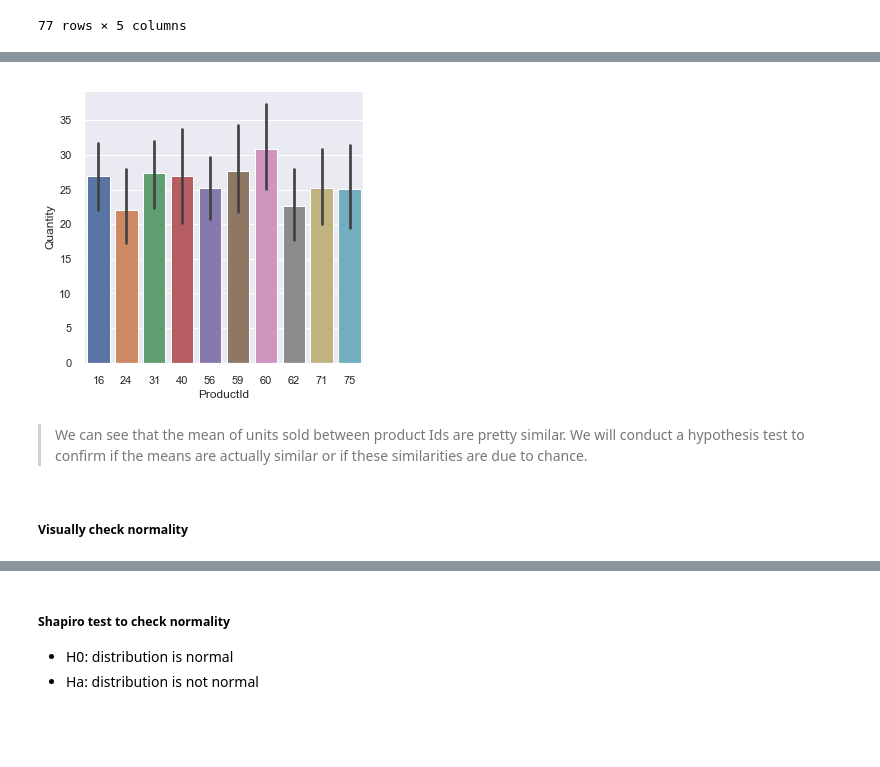
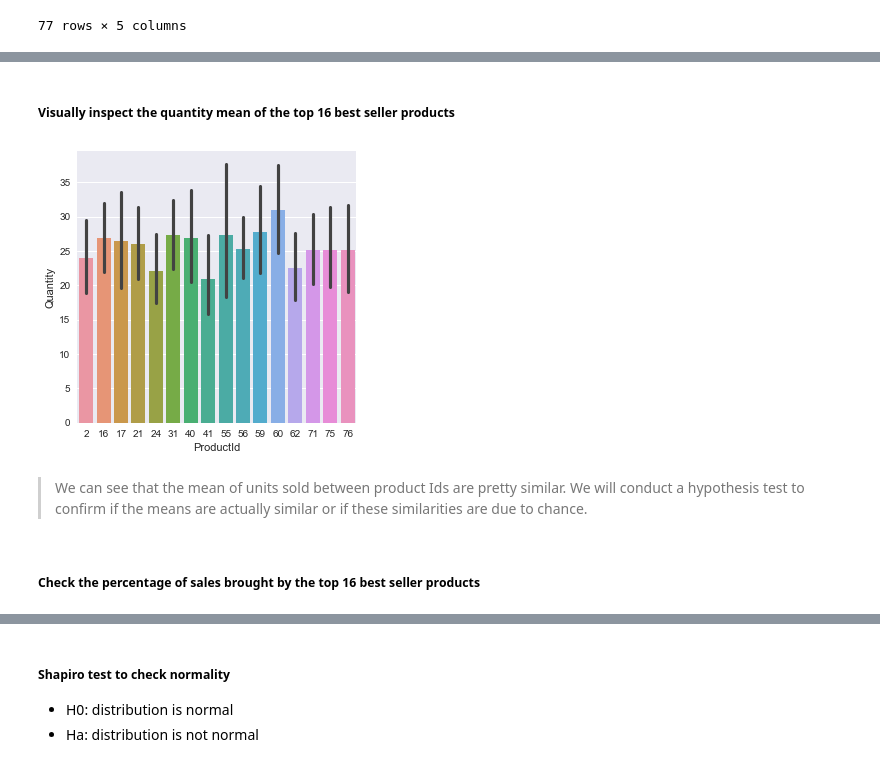
Before and after one commit to Francismorales/dsc-mod-3-project-online-ds-pt-061019, a Jupyter notebook: Project2-Northwind_Hypothesis_Testing.ipynb, the cells around one changed output, grey strips where cells are left out. Saved outputs shown, nothing was run; the diff lists cells and outputs as text; code cells hidden in the pictures; blank space fills up the shorter version.

```diff
--- a/Project2-Northwind_Hypothesis_Testing.ipynb
+++ b/Project2-Northwind_Hypothesis_Testing.ipynb
@@ -1094,10 +1221,12 @@ memory usage: 22.4+ KB
+# %% [markdown]
+##### Visually inspect the quantity mean of the top 16 best seller products
 # %%
-#Visualize the mean of top 10 product sales
+#Visualize the mean of top 16 product sales
 plt.figure(figsize=(5,5))
-ax = sns.barplot(x="ProductId", y="Quantity", data=dftop10)
+ax = sns.barplot(x="ProductId", y="Quantity", data=dftop16)
 # %% [output]
-[figure, old version]
+[figure, new version]
 # %% [markdown]
 > We can see that the mean of units sold between product Ids are pretty similar. We will conduct a hypothesis test to confirm if the means are actually similar or if these similarities are due to chance.
-# %% [markdown]
-##### Visually check normality
+# %% [markdown]
+##### Check the percentage of sales brought by the top 16 best seller products
```
Also changed, not shown: parts of 61 cells of this notebook.
